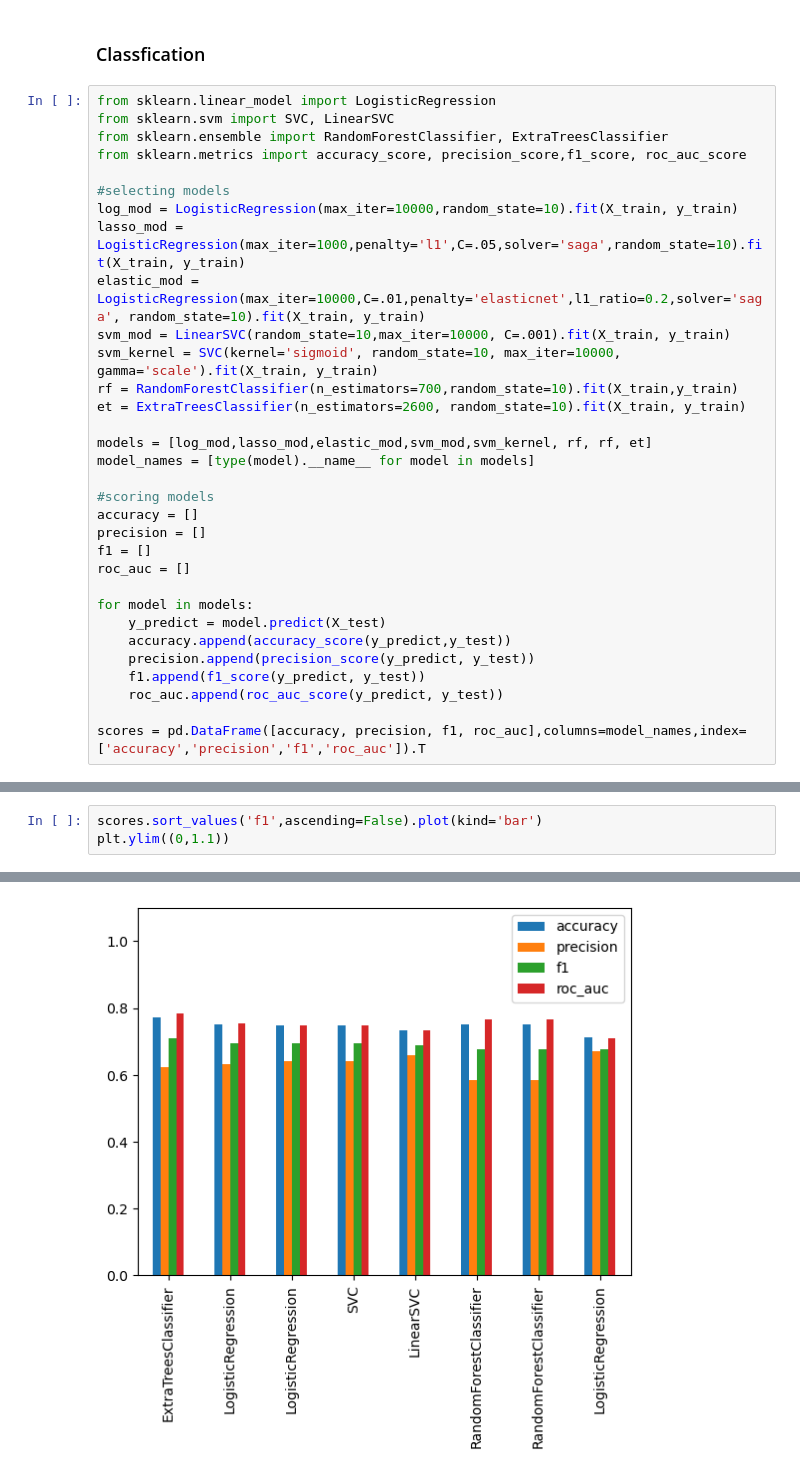
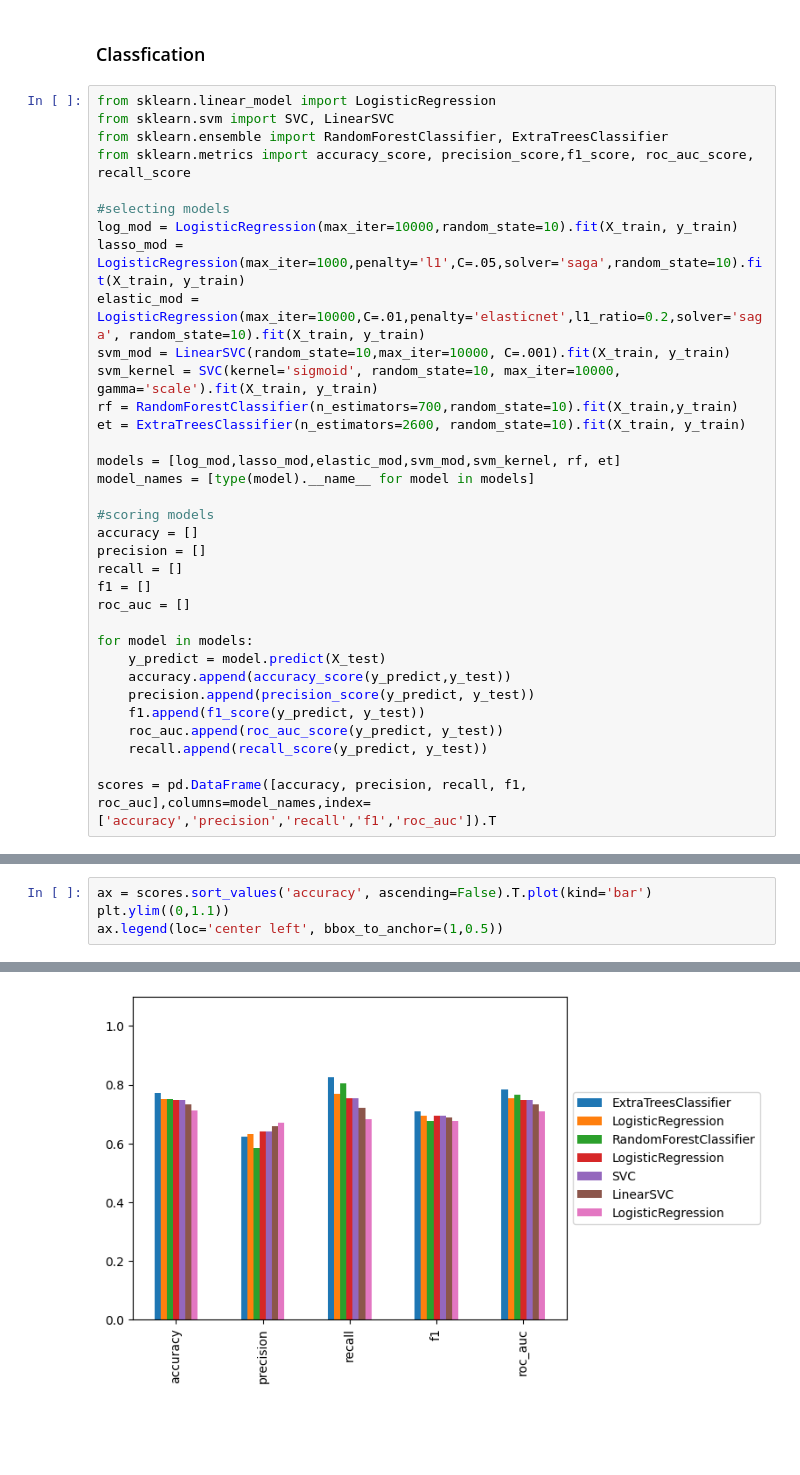
Before and after one commit to NinaCilliers/breast_cancer, a Jupyter notebook: breast_cancer.ipynb, the cells around one changed output, grey strips where cells are left out. Drawn from its saved outputs; the diff is of its cells as text; blank space fills up the shorter version.

Commit message:
added p,r,tpr, fpr plots

```diff
--- a/breast_cancer.ipynb
+++ b/breast_cancer.ipynb
@@ -357,7 +357,7 @@ X_test, y_test = test_set.drop(columns=['overall_survival']), test_set['overall_
 from sklearn.linear_model import LogisticRegression
 from sklearn.svm import SVC, LinearSVC
 from sklearn.ensemble import RandomForestClassifier, ExtraTreesClassifier
-from sklearn.metrics import accuracy_score, precision_score,f1_score, roc_auc_score
+from sklearn.metrics import accuracy_score, precision_score,f1_score, roc_auc_score, recall_score
 
 #selecting models
 log_mod = LogisticRegression(max_iter=10000,random_state=10).fit(X_train, y_train)
@@ -368,12 +368,13 @@ svm_kernel = SVC(kernel='sigmoid', random_state=10, max_iter=10000, gamma='scale
 rf = RandomForestClassifier(n_estimators=700,random_state=10).fit(X_train,y_train)
 et = ExtraTreesClassifier(n_estimators=2600, random_state=10).fit(X_train, y_train)
 
-models = [log_mod,lasso_mod,elastic_mod,svm_mod,svm_kernel, rf, rf, et]
+models = [log_mod,lasso_mod,elastic_mod,svm_mod,svm_kernel, rf, et]
 model_names = [type(model).__name__ for model in models]
 
 #scoring models
 accuracy = []
 precision = []
+recall = []
 f1 = []
 roc_auc = []
 
@@ -383,8 +384,9 @@ for model in models:
     precision.append(precision_score(y_predict, y_test))
     f1.append(f1_score(y_predict, y_test))
     roc_auc.append(roc_auc_score(y_predict, y_test))
+    recall.append(recall_score(y_predict, y_test))
 
-scores = pd.DataFrame([accuracy, precision, f1, roc_auc],columns=model_names,index=['accuracy','precision','f1','roc_auc']).T
+scores = pd.DataFrame([accuracy, precision, recall, f1, roc_auc],columns=model_names,index=['accuracy','precision','recall','f1','roc_auc']).T
 # %%
 scores
 # %% [output]
@@ -400,4 +401,5 @@ scores
 # %%
-scores.sort_values('f1',ascending=False).plot(kind='bar')
+ax = scores.sort_values('accuracy', ascending=False).T.plot(kind='bar')
 plt.ylim((0,1.1))
+ax.legend(loc='center left', bbox_to_anchor=(1,0.5))
 # %% [output]
@@ -405 +407 @@ plt.ylim((0,1.1))
-[figure, old version]
+[figure, new version]
```
Also changed, not shown: parts of 8 cells of this notebook.
